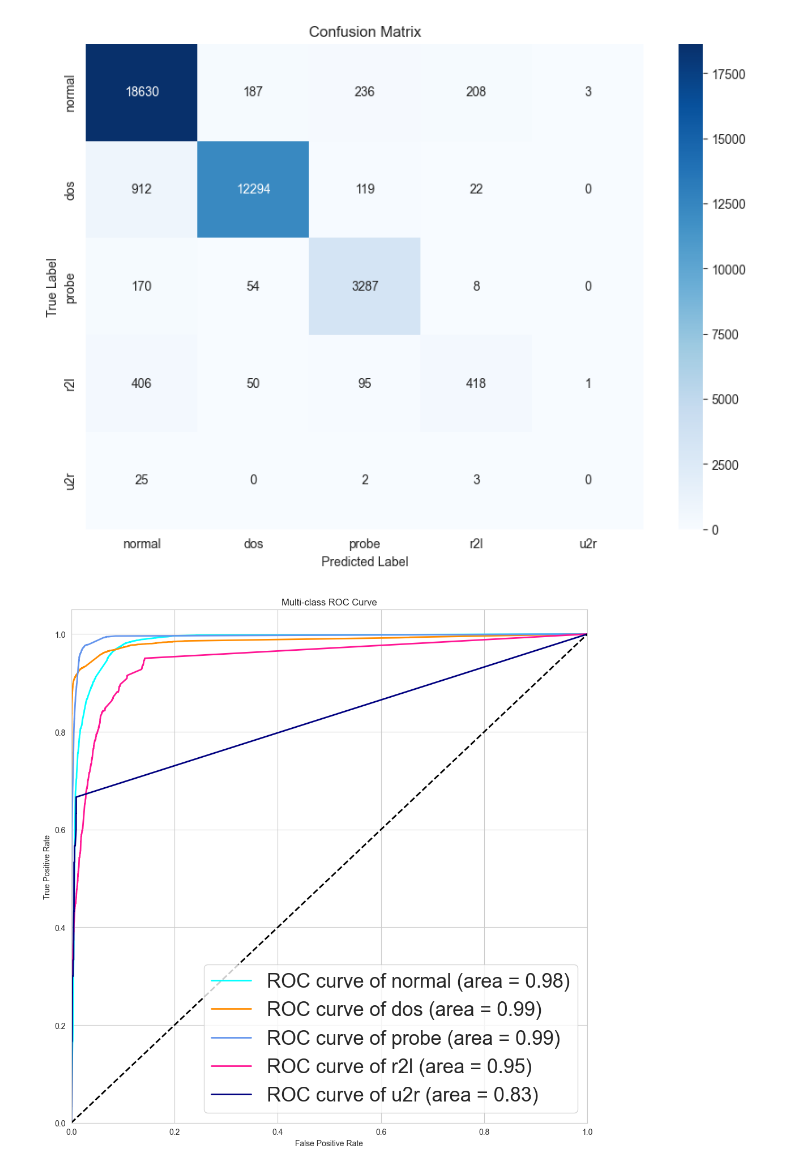
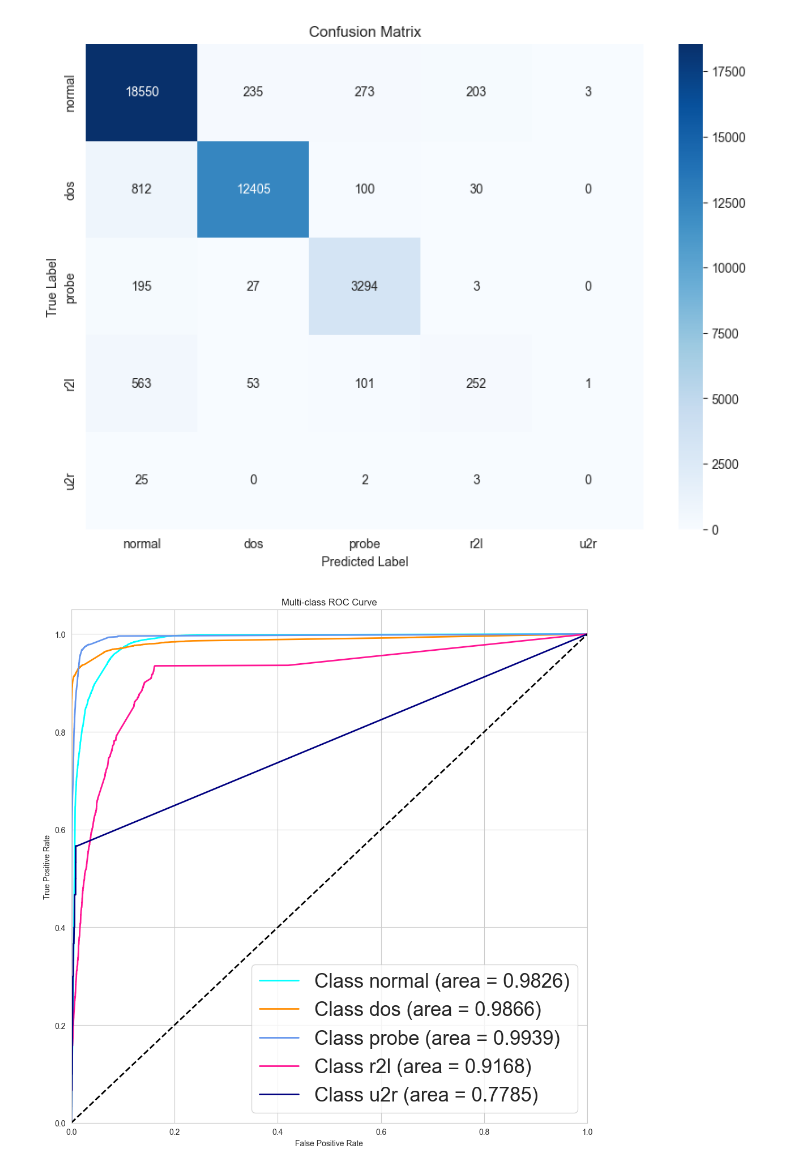
Before and after one commit to DarrylXzq/CTCS, a Jupyter notebook: attack_datasets/NSL-KDD/RF.ipynb, the cells around one changed output. Saved outputs shown, nothing was run; the diff lists cells and outputs as text; code cells hidden in the pictures.

```diff
--- a/attack_datasets/NSL-KDD/RF.ipynb
+++ b/attack_datasets/NSL-KDD/RF.ipynb
@@ -21,6 +21,6 @@ file_path_Mix_dataset_Label_Encoding_PCA = r"D:\Download\zyFile\Cyberthreat_Cogn
 file_path_Mix_dataset_Label_Encoding_MI = r"D:\Download\zyFile\Cyberthreat_Cognitive_System\CTCS_Code\attack_datasets\NSL-KDD\Mix_dataset_Label_Encoding_MI.csv"
 file_path_Mix_dataset_Label_Encoding_Pearson = r"D:\Download\zyFile\Cyberthreat_Cognitive_System\CTCS_Code\attack_datasets\NSL-KDD\Mix_dataset_Label_Encoding_Pearson.csv"
 # 加载数据
-final_data = pd.read_csv(file_path_Mix_dataset_One_Hot_Pearson, header=0)
+final_data = pd.read_csv(file_path_Mix_dataset_Label_Encoding_Pearson, header=0)
 final_data.head()
 # %% [output]
@@ -79,7 +77,7 @@ import pickle
 from os import path
 from sklearn.svm import SVC
 
-pkl_filename = r"D:\Download\zyFile\Cyberthreat_Cognitive_System\CTCS_Code\attack_datasets\NSL-KDD\Model\NSL-KDD\RF\Mix_dataset_One_Hot_Pearson.pkl"
+pkl_filename = r"D:\Download\zyFile\Cyberthreat_Cognitive_System\CTCS_Code\attack_datasets\NSL-KDD\Model\NSL-KDD\RF\Mix_dataset_Label_Encoding_Pearson.pkl"
 # 检查文件是否已存在
 if not path.isfile(pkl_filename):
     # 保存模型到磁盘
@@ -142,35 +139,35 @@ roc_auc = dict()
 
 for i in range(n_classes):
     fpr[i], tpr[i], _ = roc_curve(y_test_binarized[:, i], y_score[:, i])
     roc_auc[i] = auc(fpr[i], tpr[i])
 
 # 绘制所有类别的ROC曲线
 plt.figure(figsize=(10, 10))
 colors = cycle(['aqua', 'darkorange', 'cornflowerblue', 'deeppink', 'navy'])
 
 label_mapping = ['normal', 'dos', 'probe', 'r2l', 'u2r']  # 类别名称
 
 for i, color in zip(range(n_classes), colors):
     plt.plot(fpr[i], tpr[i], color=color, lw=2,
-             label='ROC curve of {0} (area = {1:0.2f})'.format(label_mapping[i], roc_auc[i]))
+             label='Class {0} (area = {1:0.4f})'.format(label_mapping[i], roc_auc[i]))
 
 
 plt.plot([0, 1], [0, 1], 'k--', lw=2)
 plt.xlim([0.0, 1.0])
 plt.ylim([0.0, 1.05])
 plt.xlabel('False Positive Rate')
 plt.ylabel('True Positive Rate')
 plt.title('Multi-class ROC Curve')
 
 # 将图例放到图像外面并放大字体
 plt.legend(loc='lower right', fontsize='25')
 
 # 调整布局以防止图例被裁剪
 plt.tight_layout()
 
 plt.show()
 # %% [output]
-[figure, old version]
+[figure, new version]
 # %%
 from sklearn.metrics import precision_recall_curve, auc
 from sklearn.preprocessing import label_binarize
```
Also changed, not shown: parts of 6 cells of this notebook, 23 other files.
